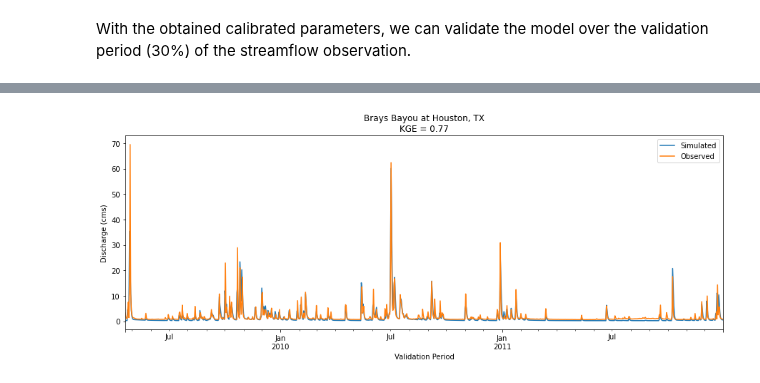
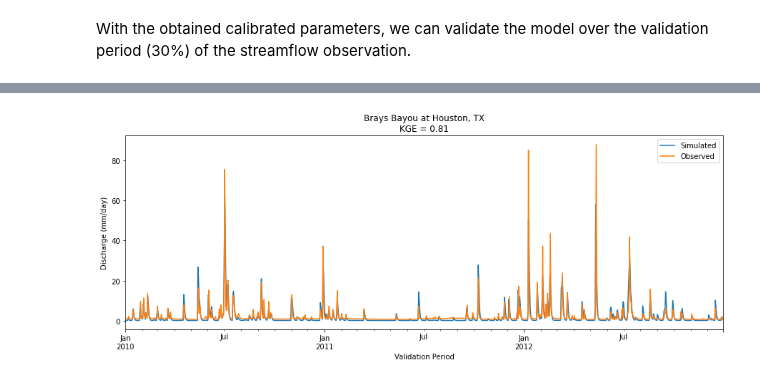
Before and after one commit to hyriver/HyRiver-examples, a Jupyter notebook: notebooks/hymod_calibration.ipynb, the cells around one changed output, grey strips where cells are left out. Drawn from its saved outputs; the diff is of its cells as text; code cells hidden in the pictures.

```diff
--- a/notebooks/hymod_calibration.ipynb
+++ b/notebooks/hymod_calibration.ipynb
@@ -18,4 +21,8 @@ First, we use [PyNHD](https://github.com/cheginit/pynhd) to get the watershed ge
 # %%
 station = "08075000"
-dates = ("2003-01-01", "2011-12-31")
-basin = NLDI().get_basins(station)
+dates = ("2003-01-01", "2012-12-31")
+nwis = NWIS()
+
+basin = NLDI().get_basins(station, split_catchment=True)
+info = nwis.get_info({"site": station})
+info
@@ -29,0 +34,8 @@ dtype: float64
+# %%
+area_sqm = basin.to_crs(basin.estimate_utm_crs()).area.values[0]
+ax = basin.plot(figsize=(15, 10), alpha=0.5, edgecolor="black")
+info.plot(ax=ax, markersize=50, color="red")
+ax.set_title(f"USGS-{station} ({area_sqm * 1e-6:.1f} sqkm)")
+ctx.add_basemap(ax, crs=basin.crs)
+ax.margins(0)
+ax.set_axis_off()
@@ -39,2 +46,3 @@ info
 # %%
-qobs = nwis.get_streamflow(station, dates, mmd=True)
+qobs = nwis.get_streamflow(station, dates)
+qobs = qobs * (1000.0 * 24.0 * 3600.0) / area_sqm
@@ -63,9 +77,9 @@ param_bounds = OrderedDict(
     [
         ("c_max", (1, 100)),  # Maximum storage capacity
         ("b_exp", (0.0, 2)),  # Degree of spatial variability of the soil moisture capacity
-        ("alpha", (0.2, 0.99)),  # Factor distributing the flow between slow and quick release reservoirs
+        ("alpha", (0.2, 0.99)),  # Factor for dividing flow to slow and quick releases
         ("k_s", (0.01, 0.5)),  # Residence time of the slow release reservoir
-        ("k_q", (0.5, 1.2)), # Residence time of the quick release reservoir
+        ("k_q", (0.5, 1.2)),  # Residence time of the quick release reservoir
     ]
 )
 warm_up = 1  # year
@@ -75,7 +89,7 @@ bounds = list(zip(*param_bounds.values()))
 udp = HYMOD(clm_df.iloc[:cal_idx], qobs.iloc[:cal_idx], bounds, 1)
 prob = pg.problem(udp)
 n_procs = psutil.cpu_count(logical=False)
-pop_size = 100
+pop_size = 500
 algo = pg.algorithm(pg.sade(gen=int(pop_size / n_procs)))
 archi = pg.archipelago(
     n=n_procs,
@@ -87,3 +101,4 @@ archi.evolve()
 archi.wait_check()
 _, vectors, fits = zip(*archi.get_migrants_db())
 params = vectors[np.argmin(fits)].squeeze()
+dict(zip(param_bounds, params))
@@ -100,15 +113,15 @@ dict(zip(param_bounds, params))
 # %%
 sim = udp.simulate(*clm_df.iloc[cal_idx:].to_numpy("f8").T, *tuple(params))
 obs = qobs.iloc[cal_idx:][f"USGS-{station}"].to_numpy()
 kge = compute_kge(obs, sim)
 name = info.station_nm.values[0]
 index = qobs.iloc[cal_idx:].index
 discharge = pd.DataFrame({"Simulated": sim, "Observed": obs}, index=index)
 _ = discharge.plot(
     figsize=(15, 5),
     xlabel="Validation Period",
-    ylabel="Discharge (cms)",
+    ylabel="Discharge (mm/day)",
     title=f"{name}\nKGE = {kge:.2f}",
 )
 # %% [output]
-[figure, old version]
+[figure, new version]
```
Also changed, not shown: parts of 15 cells of this notebook.
